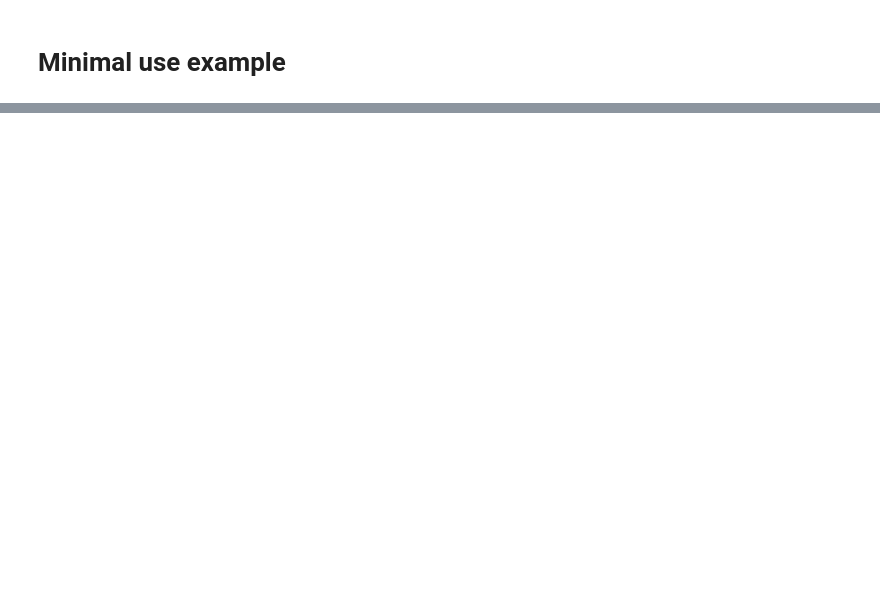
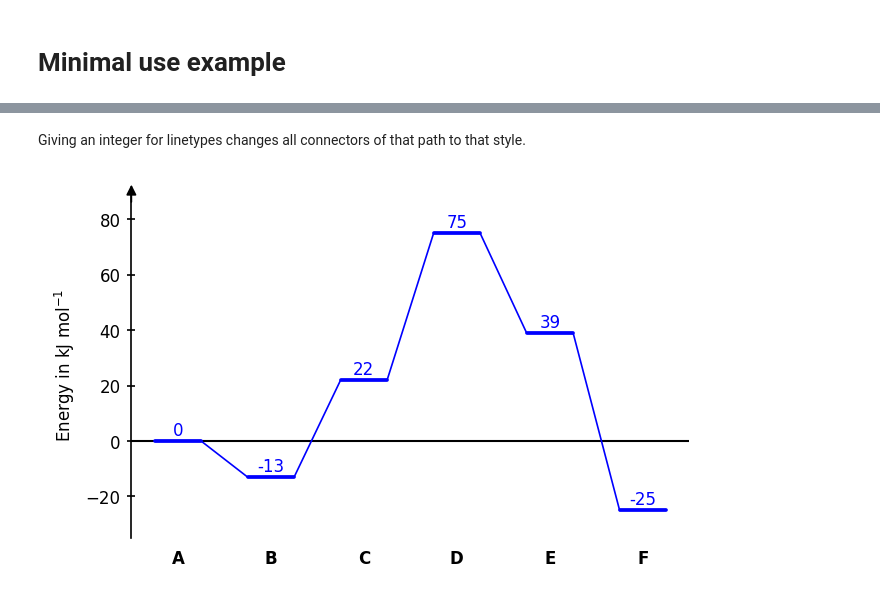
Before and after one commit to Tonner-Zech-Group/chem-diagrams, a Jupyter notebook: examples/example_use.ipynb, the cells around one changed output, grey strips where cells are left out. Saved outputs shown, nothing was run; the diff lists cells and outputs as text; code cells hidden in the pictures; blank space fills up the shorter version.

```diff
--- a/examples/example_use.ipynb
+++ b/examples/example_use.ipynb
@@ -110,0 +86,19 @@ Figure size is 6 x 3 inches.
+# %% [markdown]
+Giving an integer for linetypes changes all connectors of that path to that style.
+# %%
+dia1 = EnergyDiagram()
+
+dia1.draw_path(
+    x_data=x_data_1,
+    y_data=y_data_1,
+    color='blue',
+    linetypes=2,
+)
+
+dia1.add_numbers_auto()
+
+dia1.set_xlabels(["A", "B", "C", "D", "E", "F"])
+dia1.ax.set_ylabel("Energy in kJ mol$^{-1}$", fontsize=8)
+dia1.show()
+# %% [output]
+[figure, added]
```
Also changed, not shown: parts of 43 cells of this notebook, 5 other files.
